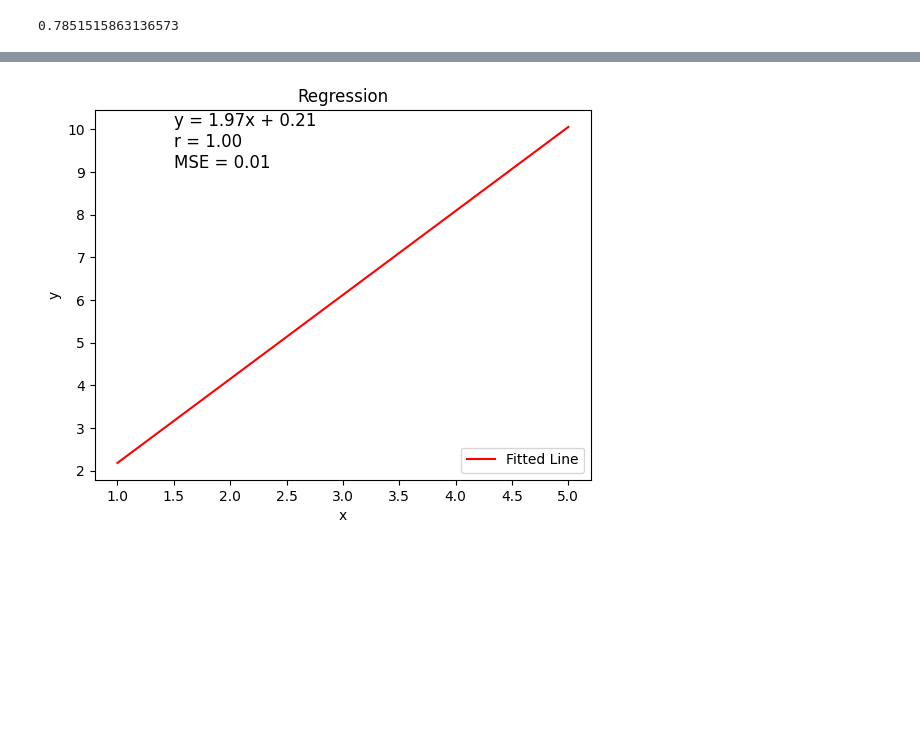
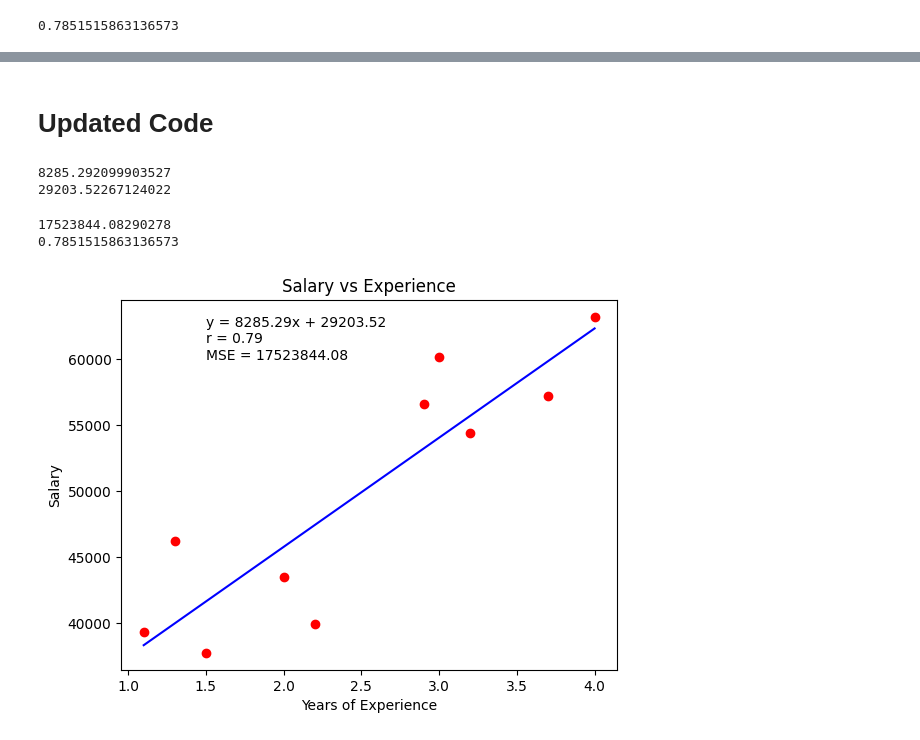
Before and after one commit to jeffbarbee/assignment2, a Jupyter notebook: RegressionPython.ipynb, the cells around one changed output, grey strips where cells are left out. Drawn from its saved outputs; the diff is of its cells as text; code cells hidden in the pictures; blank space fills up the shorter version.

```diff
--- a/RegressionPython.ipynb
+++ b/RegressionPython.ipynb
@@ -38,26 +36,13 @@ import numpy as np
 import matplotlib.pyplot as plt
 from scipy.stats import linregress
 from sklearn.metrics import mean_squared_error
-# %%
-x = np.array([1, 2, 3, 4, 5])
-y = np.array([2.1, 4.3, 6.1, 8.0, 10.1])
-
-# Linear regression
-slope, intercept, r_value, p_value, std_err = linregress(x, y)
-y_pred = slope * x + intercept
-mse = mean_squared_error(y, y_pred)
-
-# Plot
-plt.plot(x, y_pred, 'r-', label='Fitted Line')
-plt.text(1.5, max(y) - 1,
-         f"y = {slope:.2f}x + {intercept:.2f}\n"
-         f"r = {r_value:.2f}\nMSE = {mse:.2f}",
-         fontsize=12)
-plt.xlabel("x")
-plt.ylabel("y")
-plt.title("Regression")
-plt.legend()
-plt.savefig("regression_plot_python.png")
-plt.show()
-# %% [output]
-[figure, removed]
+# %% [markdown]
+# Updated Code
+# %%
+slope = model.coef_[0][0]
+print(slope)
+intercept= model.intercept_[0]
+print(intercept)
+# %% [output]
+8285.292099903527
+29203.52267124022
@@ -63,0 +51,23 @@ plt.show()
+# %%
+mse = mean_squared_error(dataset["Salary"], y_pred)
+print(mse)
+r_value = model.score(dataset[["YearsExperience"]], dataset[["Salary"]])
+print(r_value)
+# %% [output]
+17523844.08290278
+0.7851515863136573
+# %%
+
+plt.scatter(dataset["YearsExperience"], dataset["Salary"], color="red")
+plt.plot(dataset["YearsExperience"], model.predict(dataset[["YearsExperience"]]), color="blue")
+#plt.text(1.5, max(dataset["Salary"]) - 1,
+ #   f"y = {slope:.2f}x + {intercept:.2f}\n"
+  #  f"r = {r_value:.2f}\nMSE = {mse:.2f}",
+   # fontsize=12)
+plt.text(1.5, 60000, f"y = {slope:.2f}x + {intercept:.2f}\nr = {r_value:.2f}\nMSE = {mse:.2f}")
+plt.title("Salary vs Experience")
+plt.xlabel("Years of Experience")
+plt.ylabel("Salary")
+plt.show()
+# %% [output]
+[figure, added]
```
Also changed, not shown: parts of 2 cells of this notebook, 5 other files.
